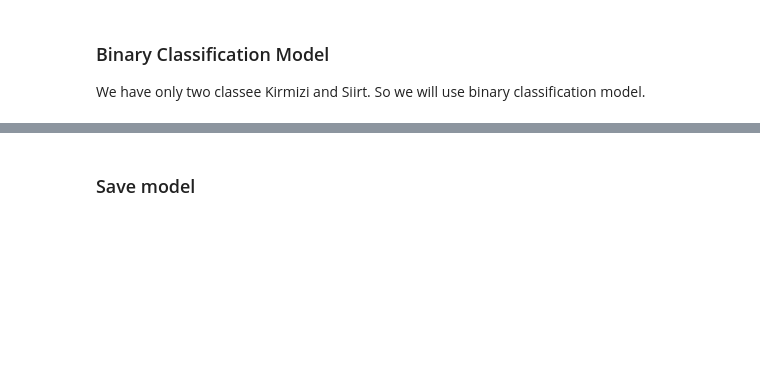
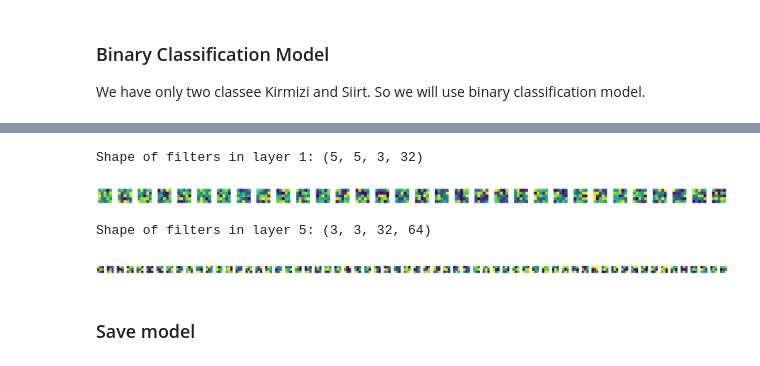
Before and after one commit to dinukasaminda/Pistachio-nutes-classification, a Jupyter notebook: tf-keras-cnn.ipynb, the cells around one changed output, grey strips where cells are left out. Cells and saved outputs as stored; diff of their text form; code cells hidden in the pictures; blank space fills up the shorter version.

```diff
--- a/tf-keras-cnn.ipynb
+++ b/tf-keras-cnn.ipynb
@@ -388,2 +370,47 @@ plot_filters(model)
+# %%
+# Function to plot filters of a given layer
+def plot_conv_filters(model, layer_num):
+    # Extract the filters of the specified convolutional layer
+    layer = model.layers[layer_num]
+
+    # Check if the layer is a convolutional layer
+    if 'conv' not in layer.name:
+        print(f'Layer {layer_num} is not a convolutional layer.')
+        return
+
+    filters, biases = layer.get_weights()
+    print(f"Shape of filters in layer {layer_num}: {filters.shape}")  # Shape: (filter_height, filter_width, input_depth, num_filters)
+
+    # Normalize filter values to 0-1 for visualization
+    f_min, f_max = filters.min(), filters.max()
+    filters = (filters - f_min) / (f_max - f_min)
+
+    # Number of filters
+    n_filters = filters.shape[-1]
+
+    # Plotting each filter
+    fig, axs = plt.subplots(1, n_filters, figsize=(n_filters, 1))
+
+    for i in range(n_filters):
+        # Extract the ith filter, selecting only the first channel for visualization
+        f = filters[:, :, :, i]  # (height, width, input_depth)
+
+        # Plot each filter, using only the first channel (for RGB input)
+        axs[i].imshow(f[:, :, 0], cmap='viridis')
+        axs[i].axis('off')
+
+    plt.tight_layout()
+    plt.show()
+
+# Call the function for a specific layer number (e.g., first convolutional layer)
+plot_conv_filters(model, 1)  # Replace '1' with the desired layer number
+# %% [output]
+Shape of filters in layer 1: (5, 5, 3, 32)
+[figure, added]
+# %%
+plot_conv_filters(model, 5)  # Replace '1' with the desired layer number
+# %% [output]
+Shape of filters in layer 5: (3, 3, 32, 64)
+[figure, added]
 # %% [markdown]
 ### Save model
```
Also changed, not shown: parts of 13 cells of this notebook, 1 other file.
